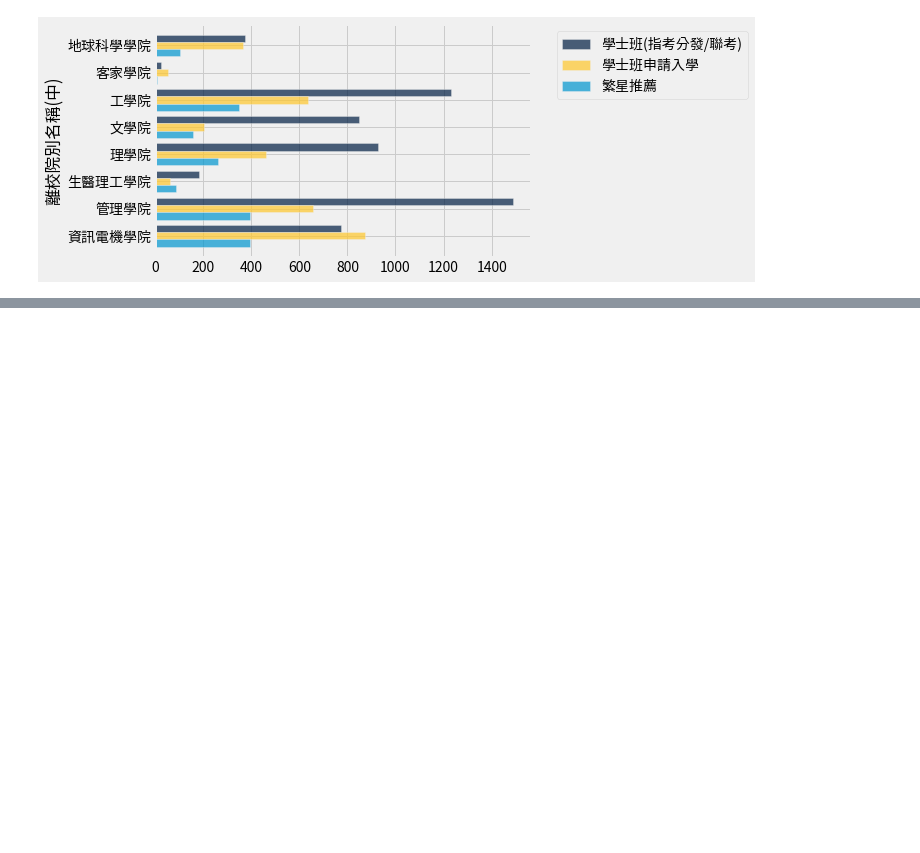
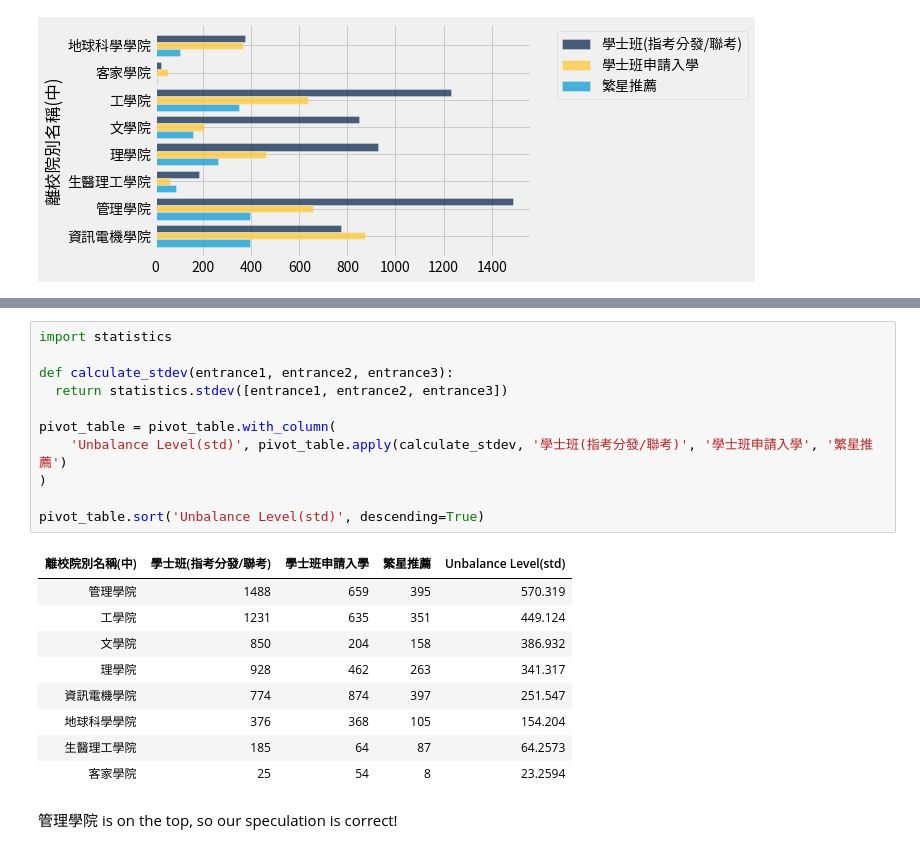
Before and after one commit to xxrjun/intro-to-data-science-fall22, a Jupyter notebook: HW1/HW1-109403019.ipynb, the cells around one changed output, grey strips where cells are left out. Drawn from its saved outputs; the diff is of its cells as text; blank space fills up the shorter version.

```diff
--- a/HW1/HW1-109403019.ipynb
+++ b/HW1/HW1-109403019.ipynb
@@ -266,0 +262,23 @@ pivot_table.barh('離校院別名稱(中)')
+# %%
+import statistics
+
+def calculate_stdev(entrance1, entrance2, entrance3):
+  return statistics.stdev([entrance1, entrance2, entrance3])
+
+pivot_table = pivot_table.with_column(
+    'Unbalance Level(std)', pivot_table.apply(calculate_stdev, '學士班(指考分發/聯考)', '學士班申請入學', '繁星推薦')
+)
+
+pivot_table.sort('Unbalance Level(std)', descending=True)
+# %% [output]
+| 離校院別名稱(中) | 學士班(指考分發/聯考) | 學士班申請入學 | 繁星推薦 | Unbalance Level(std) |
+| 管理學院 | 1488 | 659 | 395 | 570.319 |
+| 工學院 | 1231 | 635 | 351 | 449.124 |
+| 文學院 | 850 | 204 | 158 | 386.932 |
+| 理學院 | 928 | 462 | 263 | 341.317 |
+| 資訊電機學院 | 774 | 874 | 397 | 251.547 |
+| 地球科學學院 | 376 | 368 | 105 | 154.204 |
+| 生醫理工學院 | 185 | 64 | 87 | 64.2573 |
+| 客家學院 | 25 | 54 | 8 | 23.2594 |
+# %% [markdown]
+管理學院 is on the top, so our speculation is correct!
```
Also changed, not shown: parts of 7 cells of this notebook, 1 other file.
